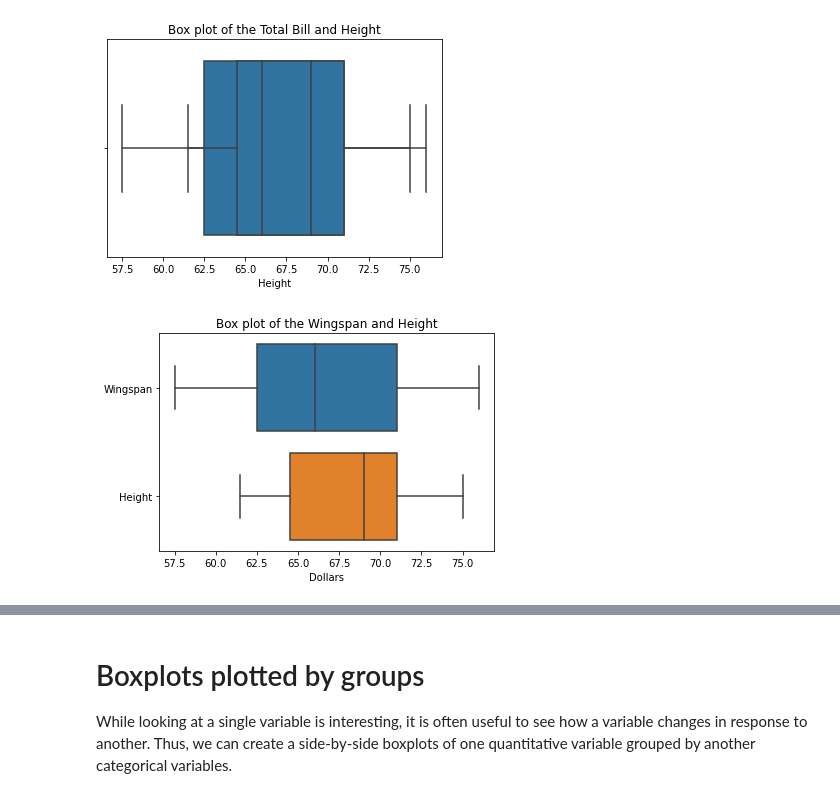
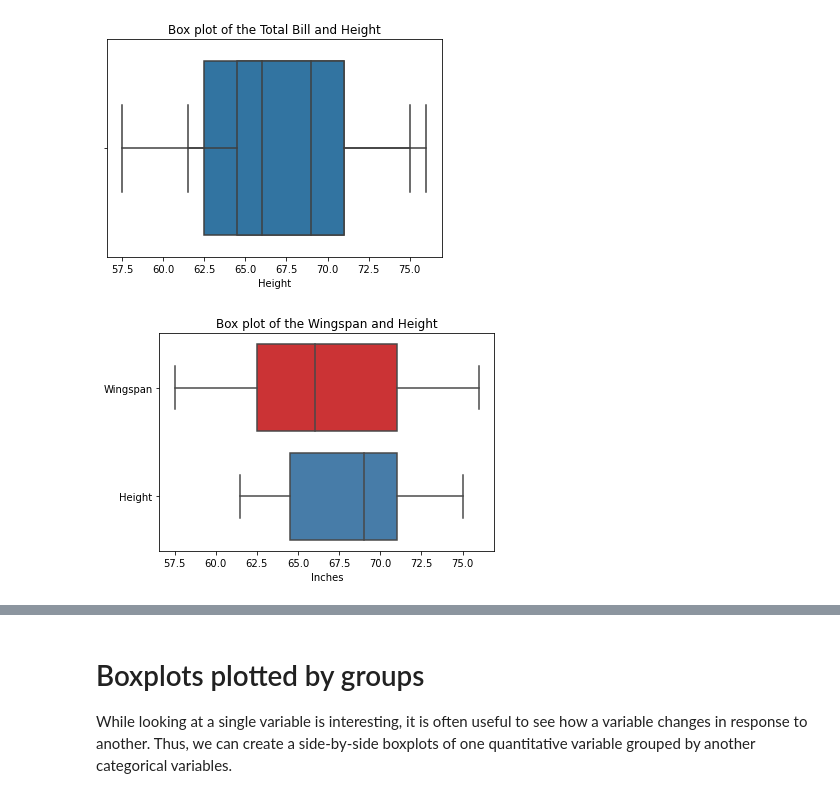
Before and after one commit to javiermao/PythonBasis, a Jupyter notebook: B24_Seaborn.ipynb, the cells around one changed output, grey strips where cells are left out. Cells and saved outputs as stored; diff of their text form; code cells hidden in the pictures.

Commit message:
seaborn boxplots

```diff
--- a/B24_Seaborn.ipynb
+++ b/B24_Seaborn.ipynb
@@ -146,13 +146,13 @@ plt.show()
 # %% [output]
 [figure]
 # %%
-# Create the boxplots of the "Wingspan" and of the "tips" amounts
-BillAndTip = df.loc[:, ["Wingspan", "Height"]]
+# Create the boxplots of the "Wingspan" and of "Height"
+X = df.loc[:, ["Wingspan", "Height"]]
 
-x2bp = sns.boxplot(data=BillAndTip, orient="h")
-x2bp.set_xlabel("Dollars")
+x2bp = sns.boxplot(data=X, orient="h", palette="Set1")
+x2bp.set_xlabel("Inches")
 x2bp.set_title("Box plot of the Wingspan and Height")
 
 plt.show()
 # %% [output]
-[figure, old version]
+[figure, new version]
```
Also changed, not shown: parts of 10 cells of this notebook.
